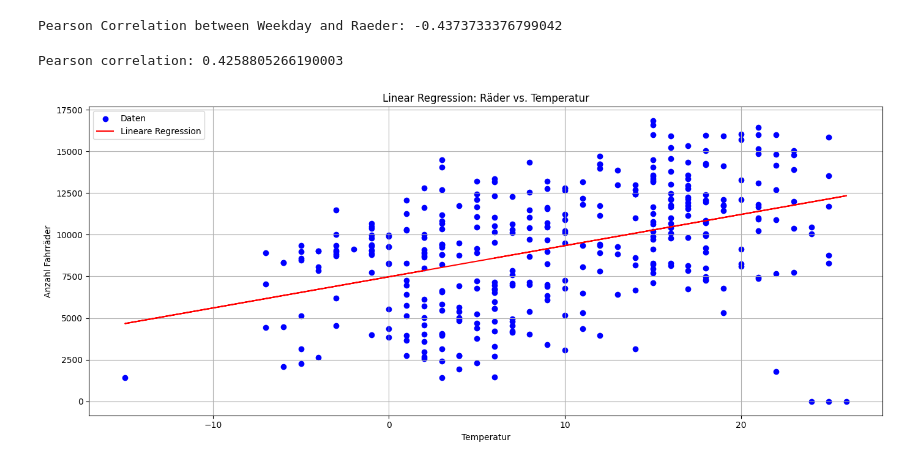
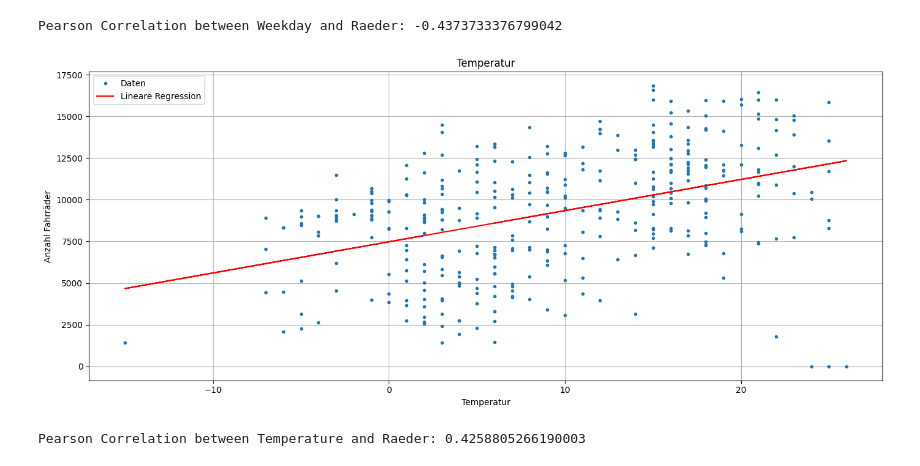
Before and after one commit to LordOfReinkeness/stochastik_SoSe25, a Jupyter notebook: fahrraeder.ipynb, the cells around one changed output. Cells and saved outputs as stored; diff of their text form; code cells hidden in the pictures.

```diff
--- a/fahrraeder.ipynb
+++ b/fahrraeder.ipynb
@@ -125,38 +195,31 @@ print("Pearson Correlation between Weekday and Raeder:", correlation)
 # %% [output]
 [figure]
 Pearson Correlation between Weekday and Raeder: -0.4373733376799042
-# %%
-import numpy as np
-import matplotlib.pyplot as plt
-from scipy.stats import pearsonr
-from sklearn.linear_model import LinearRegression
-
-# Example data (replace with actual temp and raeder data)
-temp_np = np.array(temp)  # replace with actual data
-raeder_np = np.array(raeder)  # replace with actual data
-
-# Calculate Pearson correlation
-correlation, _ = pearsonr(temp_np, raeder_np)
-print(f"Pearson correlation: {correlation}")
-
-# Linear regression
-model = LinearRegression()
-model.fit(temp_np.reshape(-1, 1), raeder_np)  # Reshape temp to 2D array
-
-# Predicted values
-predictions = model.predict(temp_np.reshape(-1, 1))
-
-# Plot the data and the linear regression line
-plt.figure(figsize=(14, 6))
-plt.scatter(temp_np, raeder_np, marker='o', color='blue', label='Daten')
-plt.plot(temp_np, predictions, color='red', label='Lineare Regression')
-plt.title('Linear Regression: Räder vs. Temperatur')
-plt.xlabel('Temperatur')
-plt.ylabel('Anzahl Fahrräder')
-plt.legend()
-plt.grid(True)
-plt.tight_layout()
-plt.show()
-# %% [output]
-Pearson correlation: 0.4258805266190003
-[figure, removed]
+# %%
+import numpy as np
+import matplotlib.pyplot as plt
+from scipy.stats import pearsonr
+
+# Pearson correlation
+correlation, _ = pearsonr(temp, raeder)
+
+# Linear regression
+slope, intercept = np.polyfit(temp, raeder, 1)
+regression_line = np.poly1d((slope, intercept))
+
+# Plot
+plt.figure(figsize=(14, 6))
+plt.plot(temp, raeder, marker='o', linestyle='none', markersize=3, label='Daten')
+plt.plot(temp, regression_line(temp), color='red', label='Lineare Regression')
+plt.title('Temperatur')
+plt.xlabel('Temperatur')
+plt.ylabel('Anzahl Fahrräder')
+plt.grid(True)
+plt.legend()
+plt.tight_layout()
+plt.show()
+
+print("Pearson Correlation between Temperature and Raeder:", correlation)
+# %% [output]
+[figure, added]
+Pearson Correlation between Temperature and Raeder: 0.4258805266190003
```
Also changed, not shown: parts of 5 cells of this notebook.
